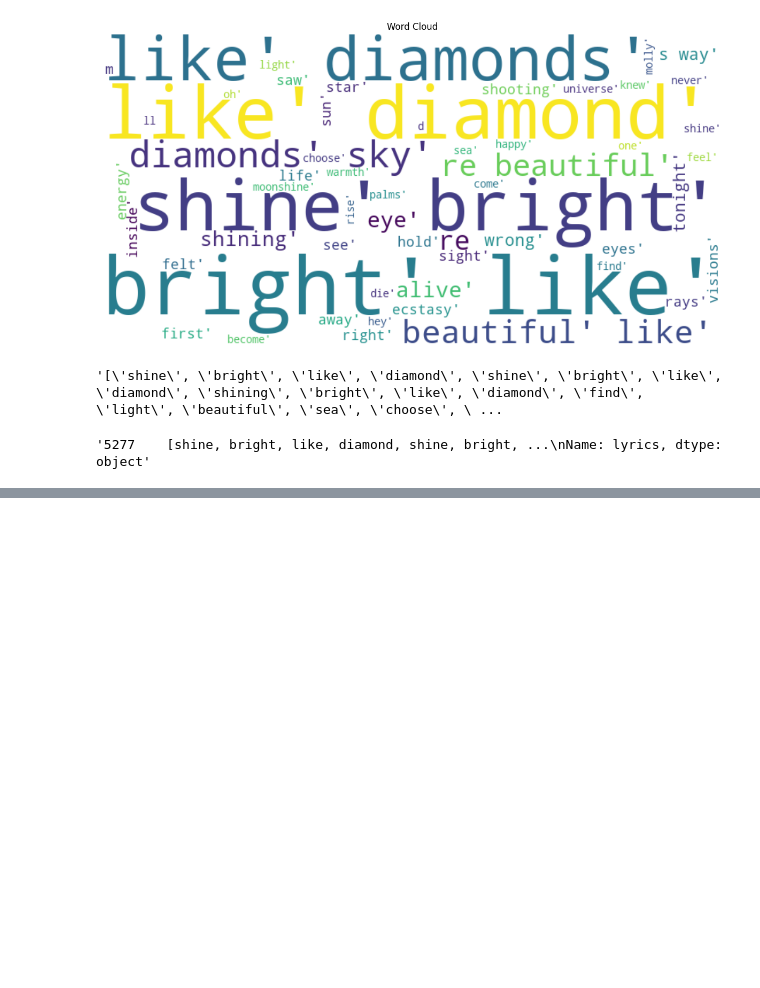
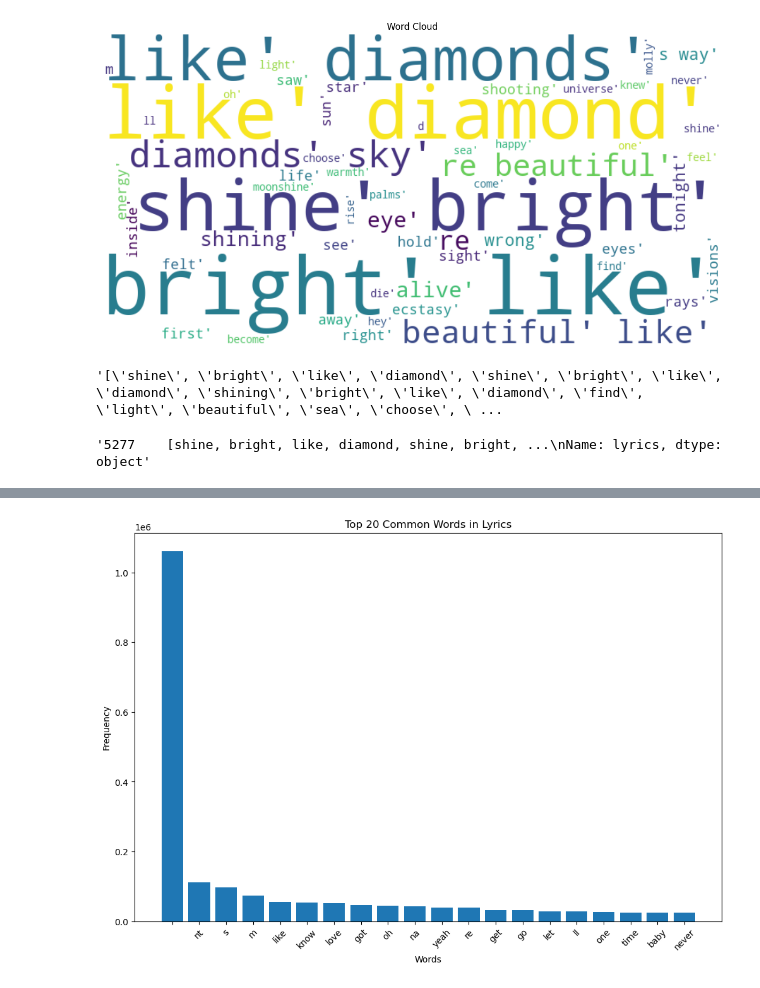
Before and after one commit to merve017/spotify_nlp, a Jupyter notebook: get_language.ipynb, the cells around one changed output, grey strips where cells are left out. Cells and saved outputs as stored; diff of their text form; code cells hidden in the pictures; blank space fills up the shorter version.

```diff
--- a/get_language.ipynb
+++ b/get_language.ipynb
@@ -271,0 +329,23 @@ str(filtered_df)
+# %%
+import re
+
+tracks_lang_no_dup['lyrics_clean'] = tracks_lang_no_dup['lyrics'].apply(lambda x: [re.sub(r'[^a-zA-Z]', '', text) for text in x])
+#df_artists['cleaned_genres'] = df_artists['genres'].apply(lambda x: [re.sub(r'[^a-zA-Z\s]', '', genre) for genre in x])
+# %%
+# Flattening the list and counting occurrences of each word
+all_words = [word for sublist in tracks_lang_no_dup['lyrics_clean'] for word in sublist]
+word_frequencies = Counter(all_words)
+
+# Visualizing the most common words
+common_words = word_frequencies.most_common(20)
+labels, values = zip(*common_words)
+
+plt.figure(figsize=(12, 8))
+plt.bar(labels, values)
+plt.title('Top 20 Common Words in Lyrics')
+plt.xlabel('Words')
+plt.ylabel('Frequency')
+plt.xticks(rotation=45)
+plt.show()
+# %% [output]
+[figure, added]
```
Also changed, not shown: parts of 16 cells of this notebook, 2 other files.
